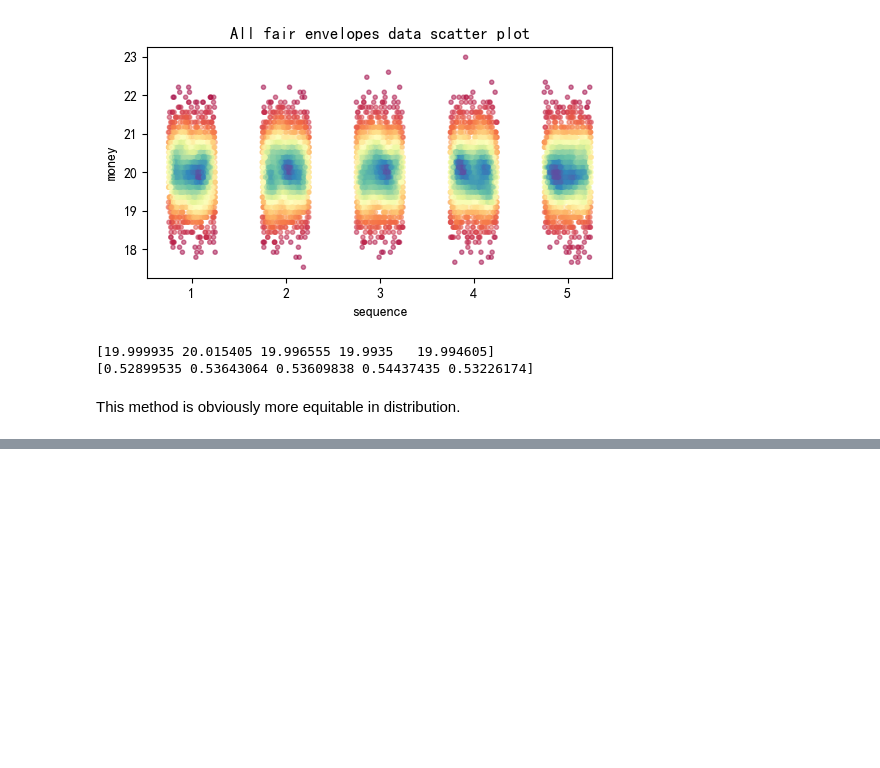
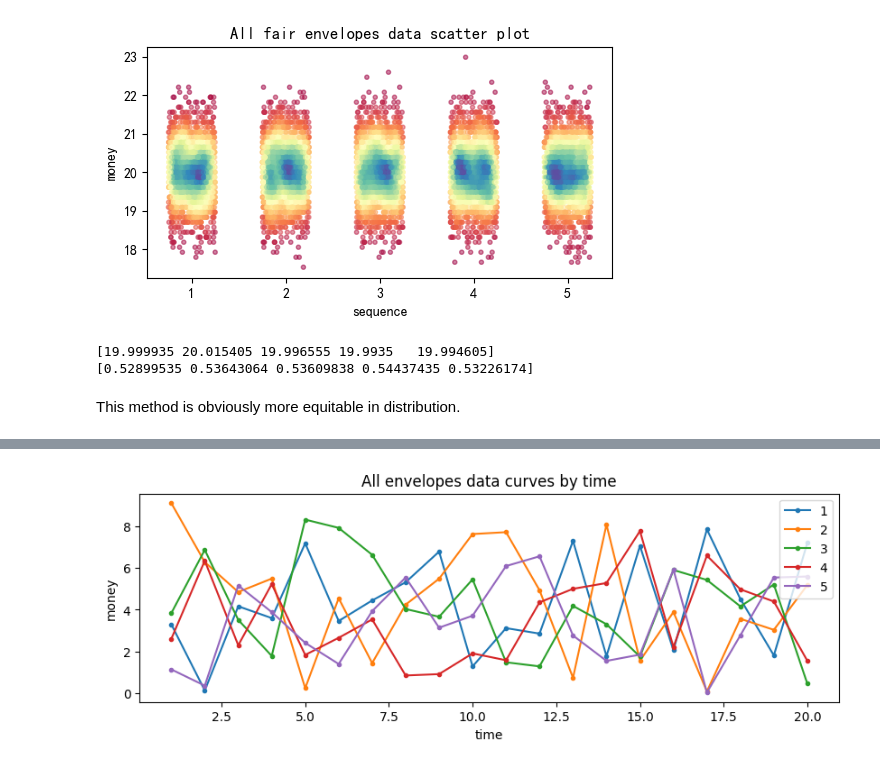
Before and after one commit to qinchao2022/SI140A-project, a Jupyter notebook: main.ipynb, the cells around one changed output, grey strips where cells are left out. Cells and saved outputs as stored; diff of their text form; code cells hidden in the pictures; blank space fills up the shorter version.

```diff
--- a/main.ipynb
+++ b/main.ipynb
@@ -423,0 +438,5 @@ successive fairness red envelopes: Suppose there are 5 people giving envelopes t
+# %%
+envelopes_fair = generate_fair_envelopes3(20, 5, 20)
+draw_envelope_sequence(envelopes_fair, 5, 20)
+# %% [output]
+[figure, added]
```
Also changed, not shown: parts of 5 cells of this notebook, 1 other file.
